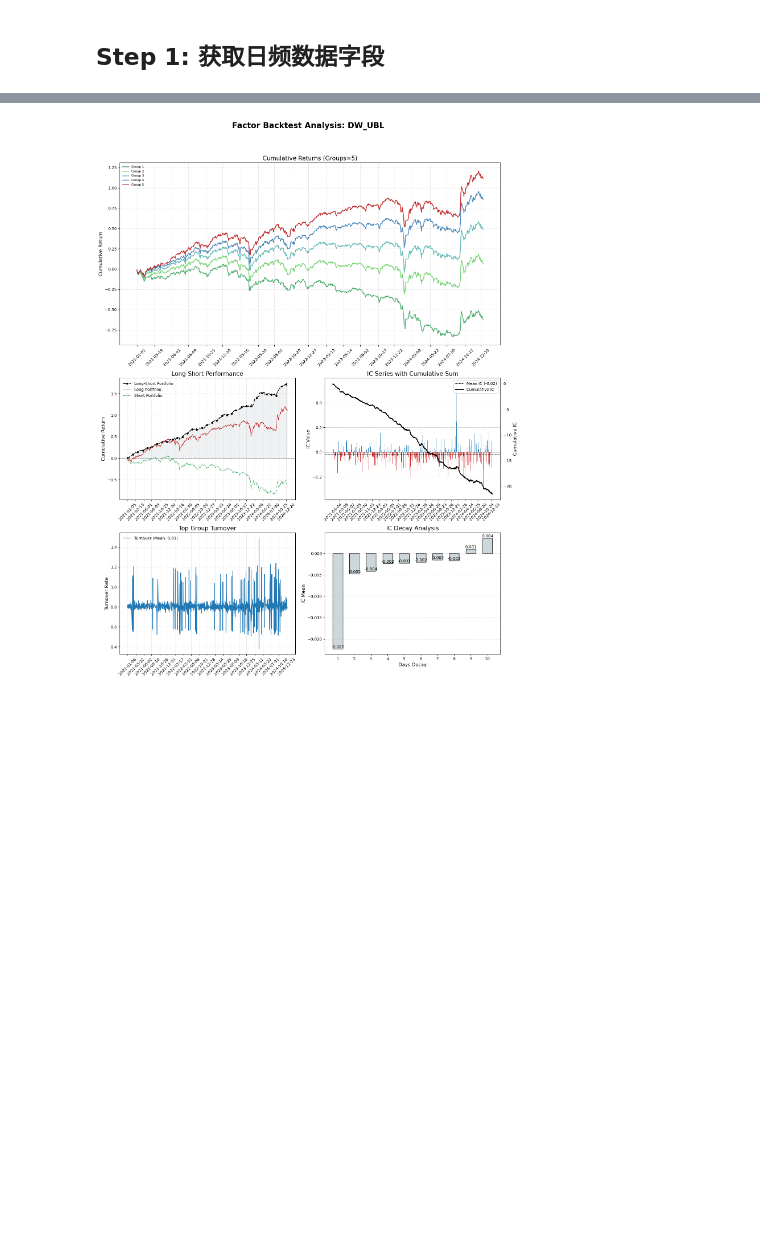
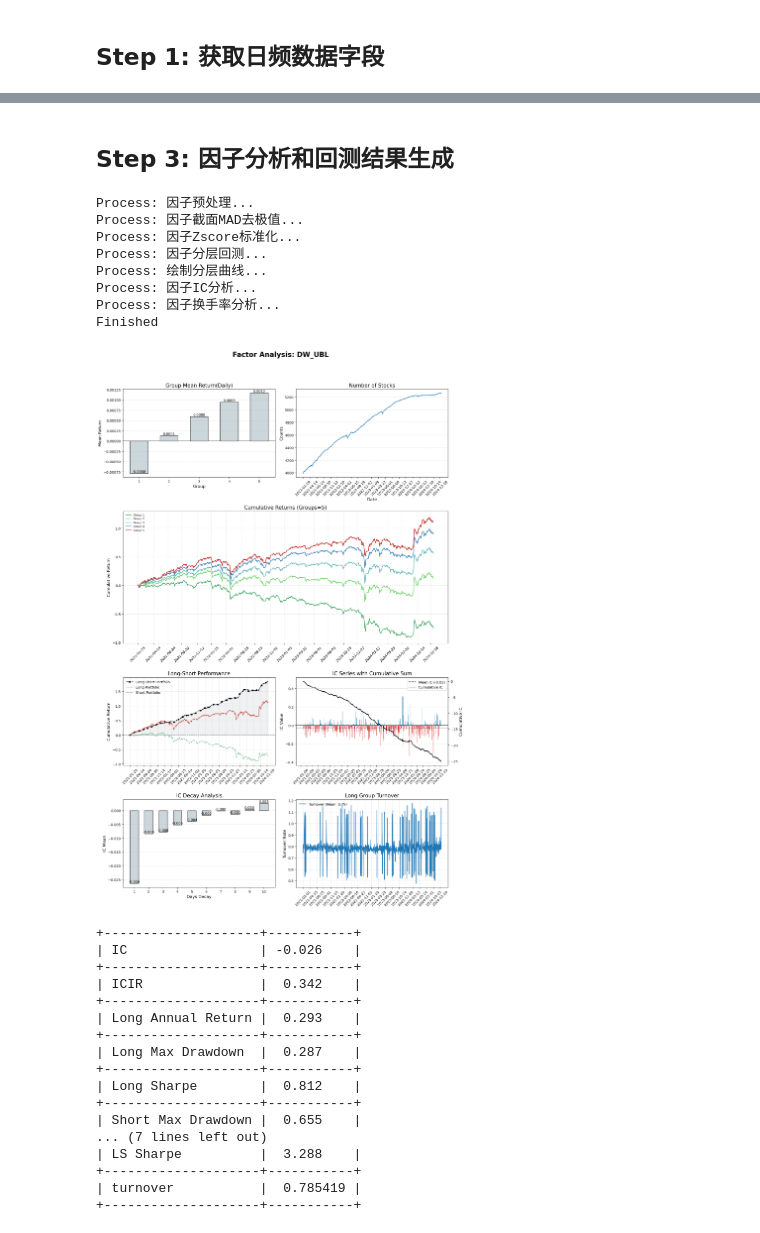
Before and after one commit to xdedmyao/Factor-Analysis, a Jupyter notebook: generate_factor.ipynb, the cells around one changed output, grey strips where cells are left out. Saved outputs shown, nothing was run; the diff lists cells and outputs as text; code cells hidden in the pictures; blank space fills up the shorter version.

```diff
--- a/generate_factor.ipynb
+++ b/generate_factor.ipynb
@@ -2,3 +2,5 @@
 import pandas as pd
 import numpy as np
 from backtest.tools import get_daily_data, factor_backtest
+start_date = '2021-01-01'
+end_date = '2025-01-01'
@@ -25,0 +9,3 @@ df
+# %%
+df = get_daily_data(start_date, end_date)
+df
@@ -27,7 +29,7 @@ df
 def get_DW_UBL(df):
     # 计算威廉下影线mean因子
     df['downshadow'] = np.where(df['open'] < df['close'], df['open'] - df['low'], df['close'] - df['low'])
-    df['downmean'] = df.groupby('stock_code')['downshadow'].transform(lambda x: x.rolling(5, min_periods=1).mean())
+    df['downmean'] = df.groupby('stock_code')['downshadow'].transform(lambda x: x.rolling(20).mean())
     df['downshadow_adj'] = df['downshadow'] / df['downmean']
     # df['downshadow_mean'] = df.groupby('stock_code')['downshadow_adj'].transform(lambda x: x.rolling(20, min_periods=1).mean())
     df['downshadow_mean_normalized'] = df.groupby('date')['downshadow_adj'].transform(lambda x: (x - x.mean()) / x.std())
@@ -54,13 +56,43 @@ factor_df
+# %% [markdown]
+## Step 3: 因子分析和回测结果生成
 # %%
-# Step2: 分组收益图绘制，注意组号5为多头组，组号1为空头组
+# 分组收益图绘制，注意组号5为多头组，组号1为空头组
 result, group_returns, ic = factor_backtest(factor_df,
-                                            factor_name = 'DW_UBL',
-                                            start_date='2021-01-01',
-                                             end_date='2025-01-01',
-                                            lag_days = 1,
-                                            direction = -1,
-                                            group = 5,
-                                          )
+                                            factor_name = 'DW_UBL', # 因子名称
+                                            start_date = start_date,
+                                            end_date = end_date,
+                                            lag_days = 1, # 用滞后多少日的收益率
+                                            direction = -1, # 因子方向
+                                            group = 5,   # 因子分组数
+                                            neutralization = False, # 因子中性化选项
+                                            zscore = True, # 因子标准化选项
+                                            cut_extreme = True # 是否剔除极端值
+                                            )
 result
 # %% [output]
+Process: 因子预处理...
+Process: 因子截面MAD去极值...
+Process: 因子Zscore标准化...
+Process: 因子分层回测...
+Process: 绘制分层曲线...
+Process: 因子IC分析...
+Process: 因子换手率分析...
+Finished
-[figure, old version]
+[figure, new version]
++--------------------+-----------+
+| IC                 | -0.026    |
++--------------------+-----------+
+| ICIR               |  0.342    |
++--------------------+-----------+
+| Long Annual Return |  0.293    |
++--------------------+-----------+
+| Long Max Drawdown  |  0.287    |
++--------------------+-----------+
+| Long Sharpe        |  0.812    |
++--------------------+-----------+
+| Short Max Drawdown |  0.655    |
+... (7 lines left out)
+| LS Sharpe          |  3.288    |
++--------------------+-----------+
+| turnover           |  0.785419 |
++--------------------+-----------+
```
Also changed, not shown: parts of 7 cells of this notebook, 2 other files.
